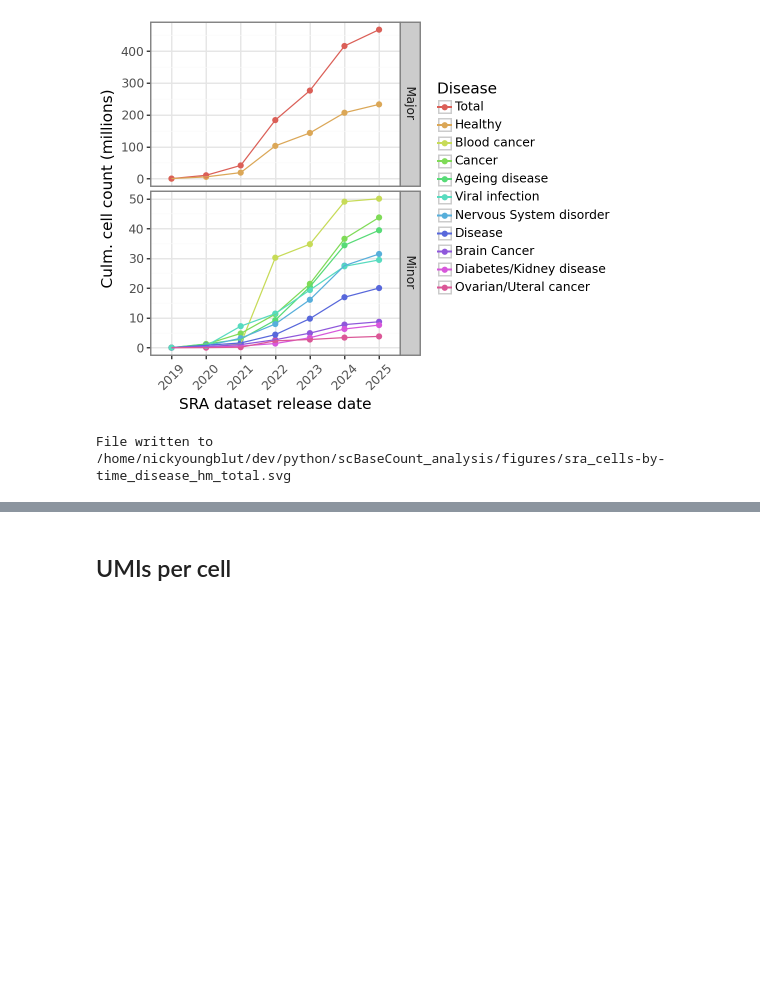
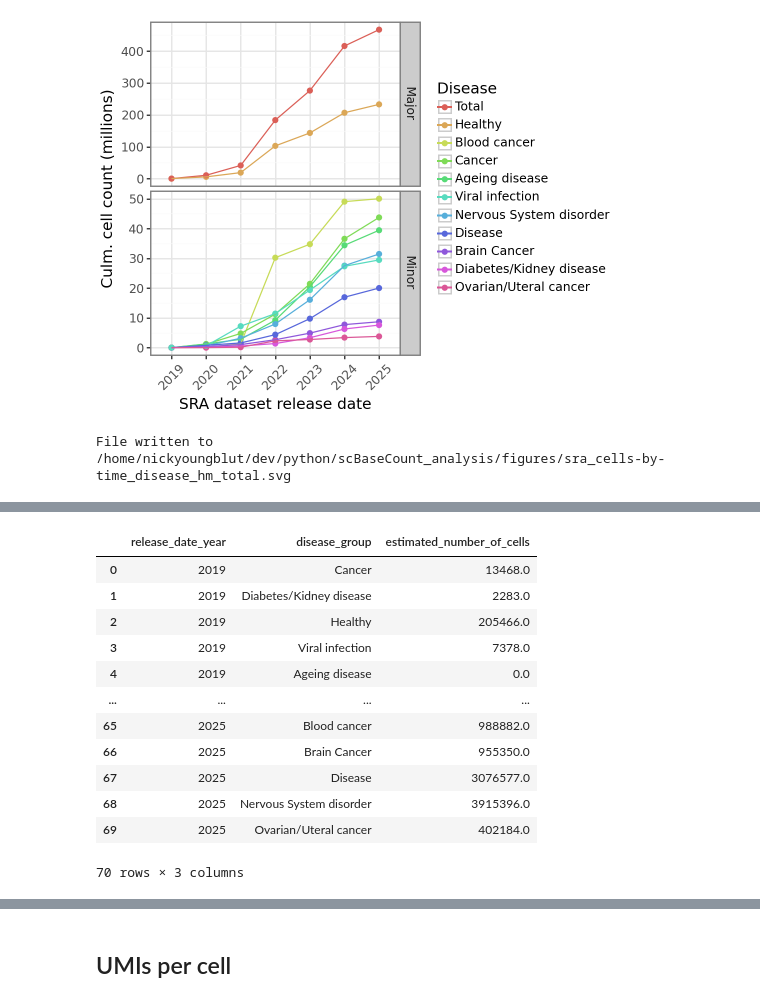
Before and after one commit to ArcInstitute/scBaseCount_analysis, a Jupyter notebook: notebooks/sra_cells-by-time.ipynb, the cells around one changed output, grey strips where cells are left out. Drawn from its saved outputs; the diff is of its cells as text; code cells hidden in the pictures; blank space fills up the shorter version.

```diff
--- a/notebooks/sra_cells-by-time.ipynb
+++ b/notebooks/sra_cells-by-time.ipynb
@@ -1507,0 +1530,21 @@ File written to /home/nickyoungblut/dev/python/scBaseCount_analysis/figures/sra_
+# %%
+# compete
+df_cells_disease_sum = pandas_complete(
+    df_cells_disease_sum,
+    group_cols=group_cols
+)
+df_cells_disease_sum
+# %% [output]
+|  | release_date_year | disease_group | estimated_number_of_cells |
+| 0 | 2019 | Cancer | 13468.0 |
+| 1 | 2019 | Diabetes/Kidney disease | 2283.0 |
+| 2 | 2019 | Healthy | 205466.0 |
+| 3 | 2019 | Viral infection | 7378.0 |
+| 4 | 2019 | Ageing disease | 0.0 |
+| ... | ... | ... | ... |
+| 65 | 2025 | Blood cancer | 988882.0 |
+| 66 | 2025 | Brain Cancer | 955350.0 |
+| 67 | 2025 | Disease | 3076577.0 |
+| 68 | 2025 | Nervous System disorder | 3915396.0 |
+| 69 | 2025 | Ovarian/Uteral cancer | 402184.0 |
+70 rows × 3 columns
```
Also changed, not shown: parts of 10 cells of this notebook.
